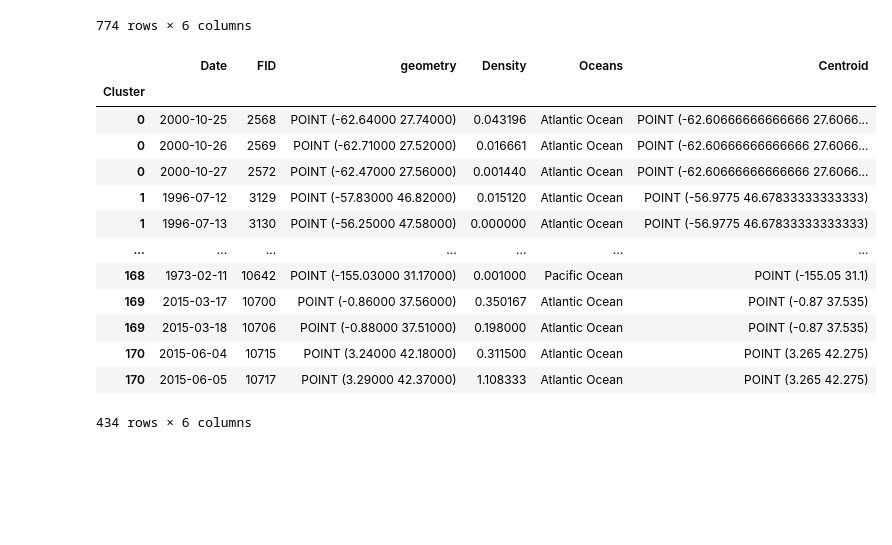
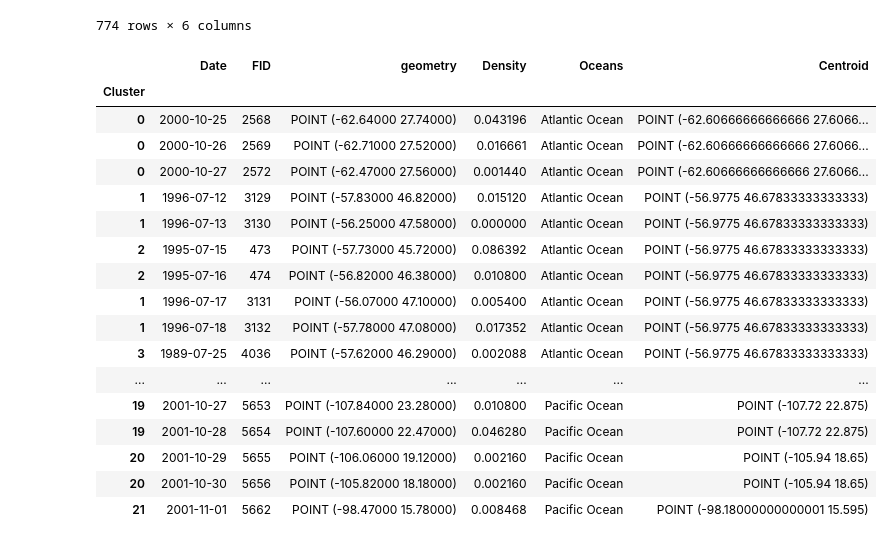
Before and after one commit to jun-lsh/splash-awards-22, a Jupyter notebook: model/data/EDA_microplastics.ipynb, the cells around one changed output. Saved outputs shown, nothing was run; the diff lists cells and outputs as text; code cells hidden in the pictures; blank space fills up the shorter version.

```diff
--- a/model/data/EDA_microplastics.ipynb
+++ b/model/data/EDA_microplastics.ipynb
@@ -239,19 +239,23 @@ valid_clusters.set_index(valid_clusters.groupby(["Cluster","SubCluster"]).ngroup
 valid_clusters.index.name = "Cluster"
 valid_clusters.drop(columns=["Cluster", "SubCluster"], inplace=True)
 # %%
-valid_clusters
+valid_clusters[:50]
 # %% [output]
 |  | Date | FID | geometry | Density | Oceans | Centroid |
 | Cluster |  |  |  |  |  |  |
 | 0 | 2000-10-25 | 2568 | POINT (-62.64000 27.74000) | 0.043196 | Atlantic Ocean | POINT (-62.60666666666666 27.6066... |
 | 0 | 2000-10-26 | 2569 | POINT (-62.71000 27.52000) | 0.016661 | Atlantic Ocean | POINT (-62.60666666666666 27.6066... |
 | 0 | 2000-10-27 | 2572 | POINT (-62.47000 27.56000) | 0.001440 | Atlantic Ocean | POINT (-62.60666666666666 27.6066... |
 | 1 | 1996-07-12 | 3129 | POINT (-57.83000 46.82000) | 0.015120 | Atlantic Ocean | POINT (-56.9775 46.67833333333333) |
 | 1 | 1996-07-13 | 3130 | POINT (-56.25000 47.58000) | 0.000000 | Atlantic Ocean | POINT (-56.9775 46.67833333333333) |
+| 2 | 1995-07-15 | 473 | POINT (-57.73000 45.72000) | 0.086392 | Atlantic Ocean | POINT (-56.9775 46.67833333333333) |
+| 2 | 1995-07-16 | 474 | POINT (-56.82000 46.38000) | 0.010800 | Atlantic Ocean | POINT (-56.9775 46.67833333333333) |
+| 1 | 1996-07-17 | 3131 | POINT (-56.07000 47.10000) | 0.005400 | Atlantic Ocean | POINT (-56.9775 46.67833333333333) |
+| 1 | 1996-07-18 | 3132 | POINT (-57.78000 47.08000) | 0.017352 | Atlantic Ocean | POINT (-56.9775 46.67833333333333) |
+| 3 | 1989-07-25 | 4036 | POINT (-57.62000 46.29000) | 0.002088 | Atlantic Ocean | POINT (-56.9775 46.67833333333333) |
 | ... | ... | ... | ... | ... | ... | ... |
-| 168 | 1973-02-11 | 10642 | POINT (-155.03000 31.17000) | 0.001000 | Pacific Ocean | POINT (-155.05 31.1) |
-| 169 | 2015-03-17 | 10700 | POINT (-0.86000 37.56000) | 0.350167 | Atlantic Ocean | POINT (-0.87 37.535) |
-| 169 | 2015-03-18 | 10706 | POINT (-0.88000 37.51000) | 0.198000 | Atlantic Ocean | POINT (-0.87 37.535) |
-| 170 | 2015-06-04 | 10715 | POINT (3.24000 42.18000) | 0.311500 | Atlantic Ocean | POINT (3.265 42.275) |
-| 170 | 2015-06-05 | 10717 | POINT (3.29000 42.37000) | 1.108333 | Atlantic Ocean | POINT (3.265 42.275) |
+| 19 | 2001-10-27 | 5653 | POINT (-107.84000 23.28000) | 0.010800 | Pacific Ocean | POINT (-107.72 22.875) |
+| 19 | 2001-10-28 | 5654 | POINT (-107.60000 22.47000) | 0.046280 | Pacific Ocean | POINT (-107.72 22.875) |
+| 20 | 2001-10-29 | 5655 | POINT (-106.06000 19.12000) | 0.002160 | Pacific Ocean | POINT (-105.94 18.65) |
+| 20 | 2001-10-30 | 5656 | POINT (-105.82000 18.18000) | 0.002160 | Pacific Ocean | POINT (-105.94 18.65) |
+| 21 | 2001-11-01 | 5662 | POINT (-98.47000 15.78000) | 0.008468 | Pacific Ocean | POINT (-98.18000000000001 15.595) |
-434 rows × 6 columns
```
Also changed, not shown: 1 other file.
